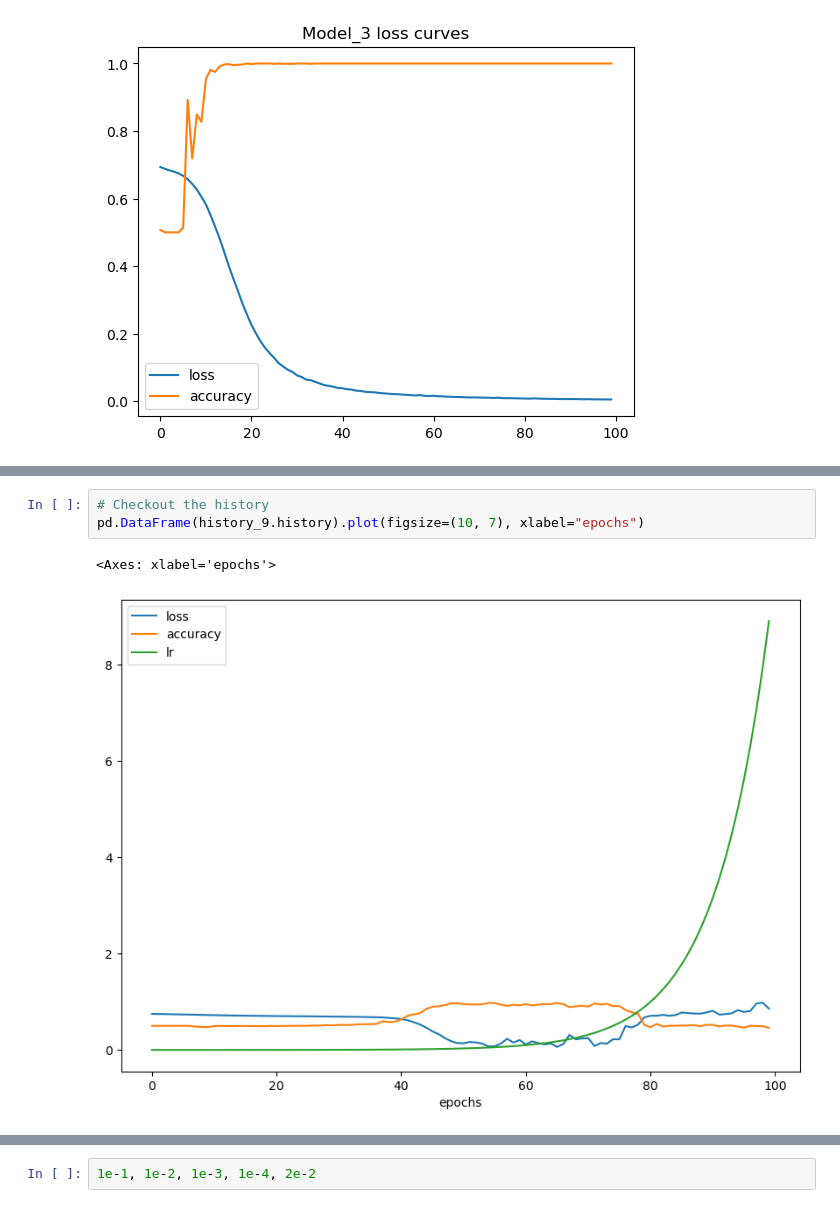
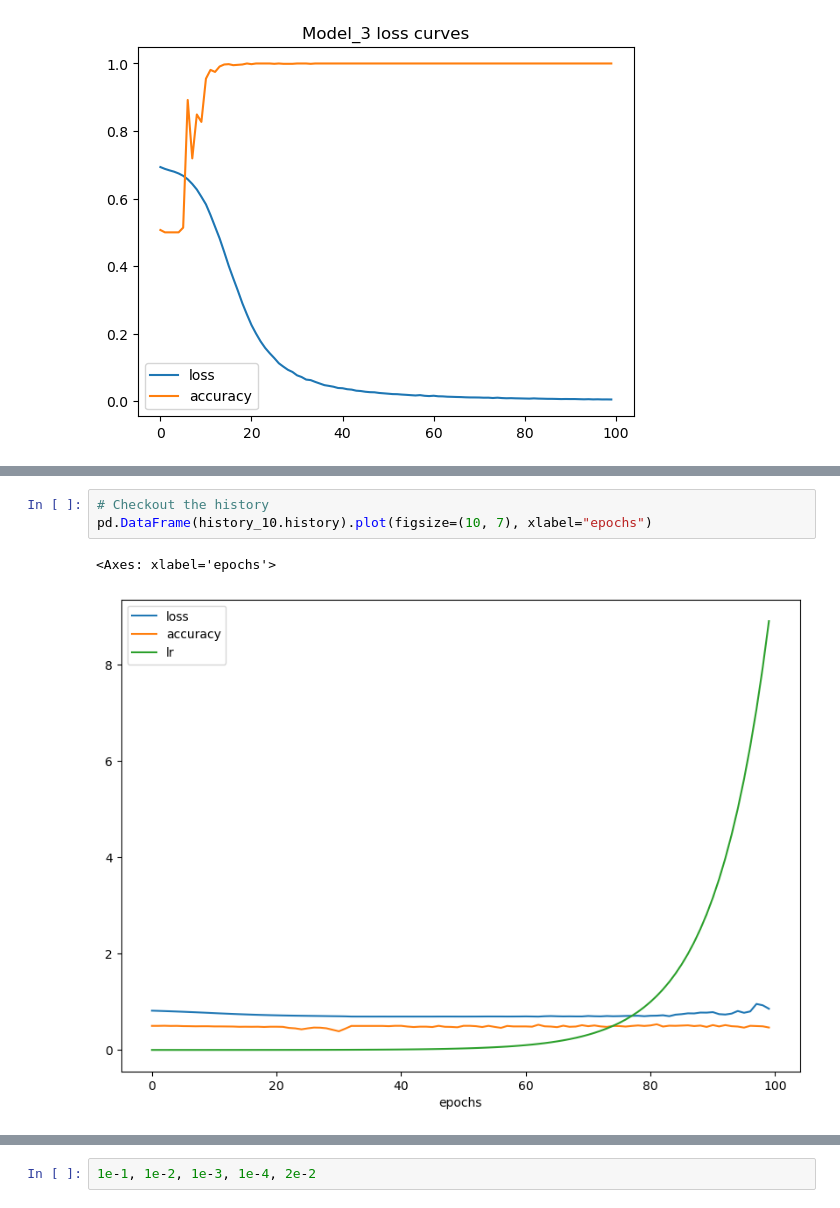
Before and after one commit to KajetanFrackowiak/tensorflow_fundamentals, a Jupyter notebook: 02_neural_network_classification_with_tensorflow.ipynb, the cells around one changed output, grey strips where cells are left out. Saved outputs shown, nothing was run; the diff lists cells and outputs as text.

```diff
--- a/02_neural_network_classification_with_tensorflow.ipynb
+++ b/02_neural_network_classification_with_tensorflow.ipynb
@@ -1181,9 +836,9 @@ Epoch 100/100
 # %%
 # Checkout the history
-pd.DataFrame(history_9.history).plot(figsize=(10, 7), xlabel="epochs")
+pd.DataFrame(history_10.history).plot(figsize=(10, 7), xlabel="epochs")
 # %% [output]
 <Axes: xlabel='epochs'>
-[figure, old version]
+[figure, new version]
 # %%
 # Plot the learning rate versys the loss
 lrs = 1e-4 * (10 ** (tf.range(100)/20))
```
Also changed, not shown: parts of 92 cells of this notebook, 4 other files.
